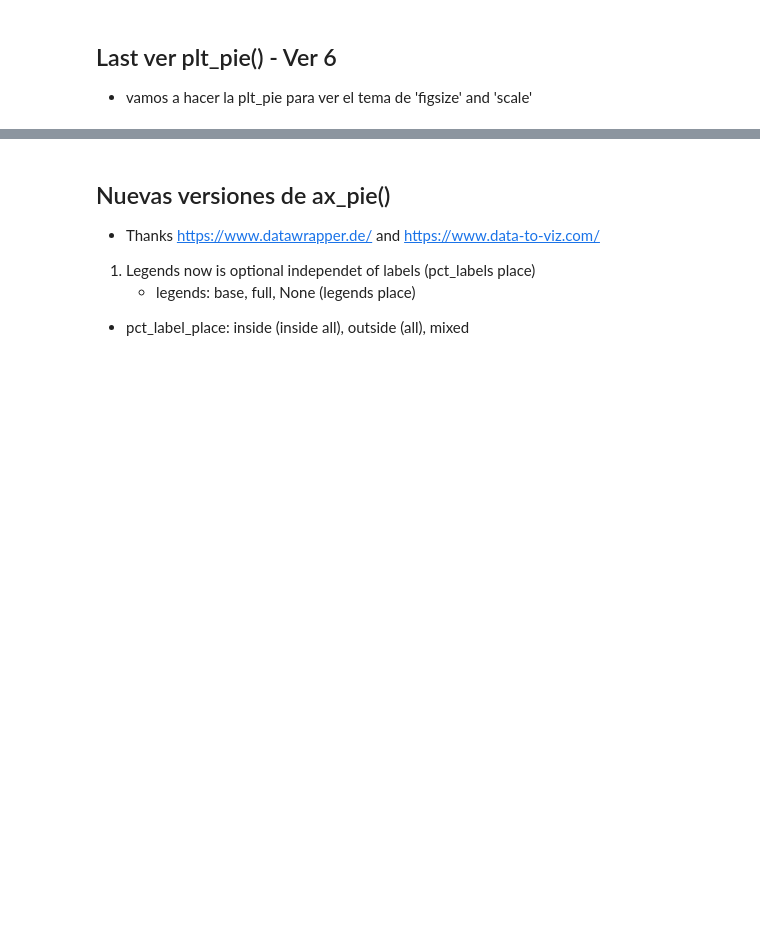
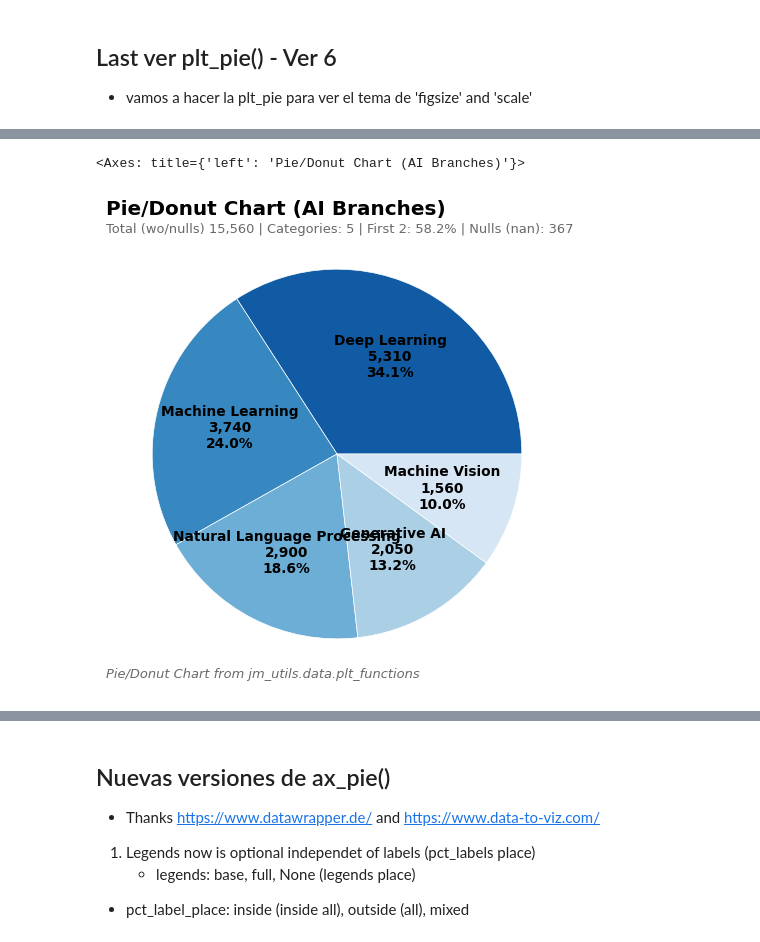
Before and after one commit to jmonti-gh/jm_utils, a Jupyter notebook: des/ax_pie.ipynb, the cells around one changed output, grey strips where cells are left out. Saved outputs shown, nothing was run; the diff lists cells and outputs as text; code cells hidden in the pictures; blank space fills up the shorter version.

```diff
--- a/des/ax_pie.ipynb
+++ b/des/ax_pie.ipynb
@@ -392,11 +437,14 @@ fig = plt_pie6(ai['Millon USD'], scale=5, title='AI Marketshare 2024', legends_t
 # %%
 # fig, ax = plt.subplots()
 fig, ax = plt.subplots(figsize=(6, 6))
-ax_plt_pie6(ax, ai['Millon USD'], scale=4, labels_color='black', custom_palette='Blues_r', title=False, show_stats_subtitle=True, pcts_labels='values in',
-            legends='base')
+# ax_plt_pie6(ax, ai['Millon USD'], scale=4, labels_color='black', custom_palette='Blues_r', title=False, show_stats_subtitle=True, pcts_labels='values in', legends='base')
+ax_plt_pie6(ax, ai['Millon USD'], scale=4)
 # ax_plt_pie6(ax, df['Gender'], value_counts=True, dropna=False, palette='Greens_r', scale=4)
 # ax_pie_mixed(ax, ai['Millon USD'], dropna=False, palette='Blues_r')
 # ax_plt_pie6(ax, ai['Millon USD'], dropna=False, palette='Blues_r', pcts_labels=None, scale=4)
 # ax_pie_mixed(ax, ai['Millon USD'], dropna=False)
+# %% [output]
+<Axes: title={'left': 'Pie/Donut Chart (AI Branches)'}>
+[figure, added]
 # %%
 stop()
```
Also changed, not shown: parts of 10 cells of this notebook, 3 other files.
